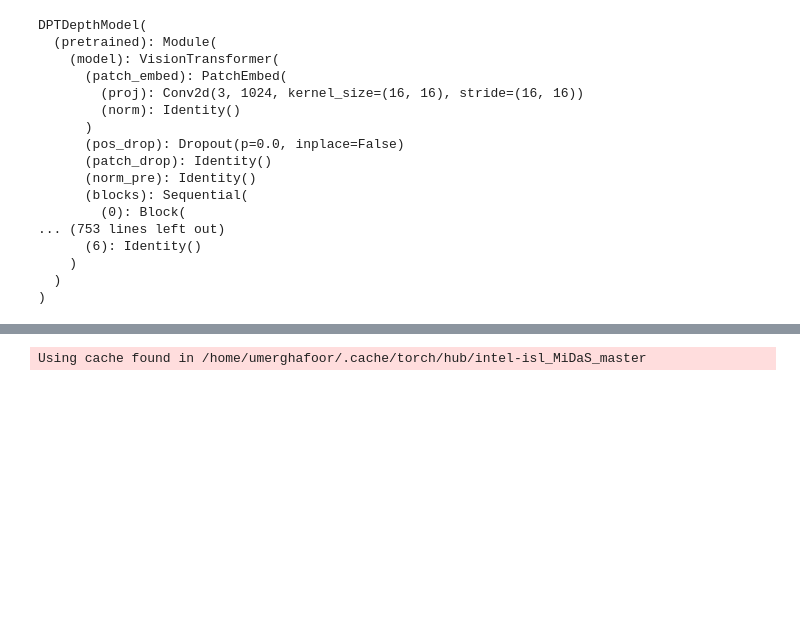
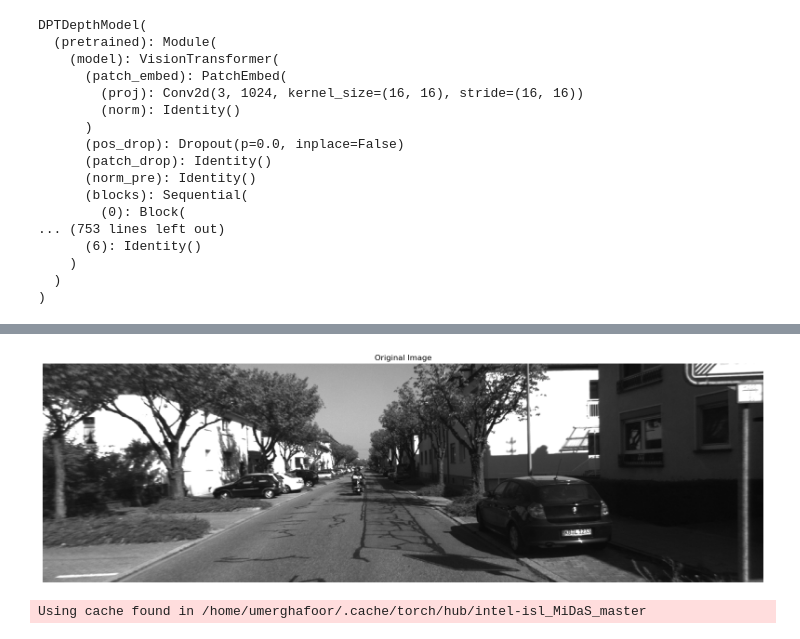
Before and after one commit to umerghafoor/debtheastimation, a Jupyter notebook: main.ipynb, the cells around one changed output, grey strips where cells are left out. Saved outputs shown, nothing was run; the diff lists cells and outputs as text; code cells hidden in the pictures; blank space fills up the shorter version.

```diff
--- a/main.ipynb
+++ b/main.ipynb
@@ -73,8 +85,17 @@ DPTDepthModel(
 # Load and preprocess image
 img = cv2.imread("your_image.png")
 img = cv2.cvtColor(img, cv2.COLOR_BGR2RGB)
-
-transform = torch.hub.load("intel-isl/MiDaS", "transforms").dpt_transform
-input_batch = transform(img).to(device)
-# %% [output]
-Using cache found in /home/umerghafoor/.cache/torch/hub/intel-isl_MiDaS_master
+# %%
+# Show original image
+plt.figure(figsize=(20, 16))
+plt.imshow(img)
+plt.title("Original Image")
+plt.axis("off")
+plt.show()
+# %% [output]
+[figure, added]
+# %%
+transform = torch.hub.load("intel-isl/MiDaS", "transforms").dpt_transform
+input_batch = transform(img).to(device)
+# %% [output]
+Using cache found in /home/umerghafoor/.cache/torch/hub/intel-isl_MiDaS_master
```
Also changed, not shown: parts of 15 cells of this notebook.
